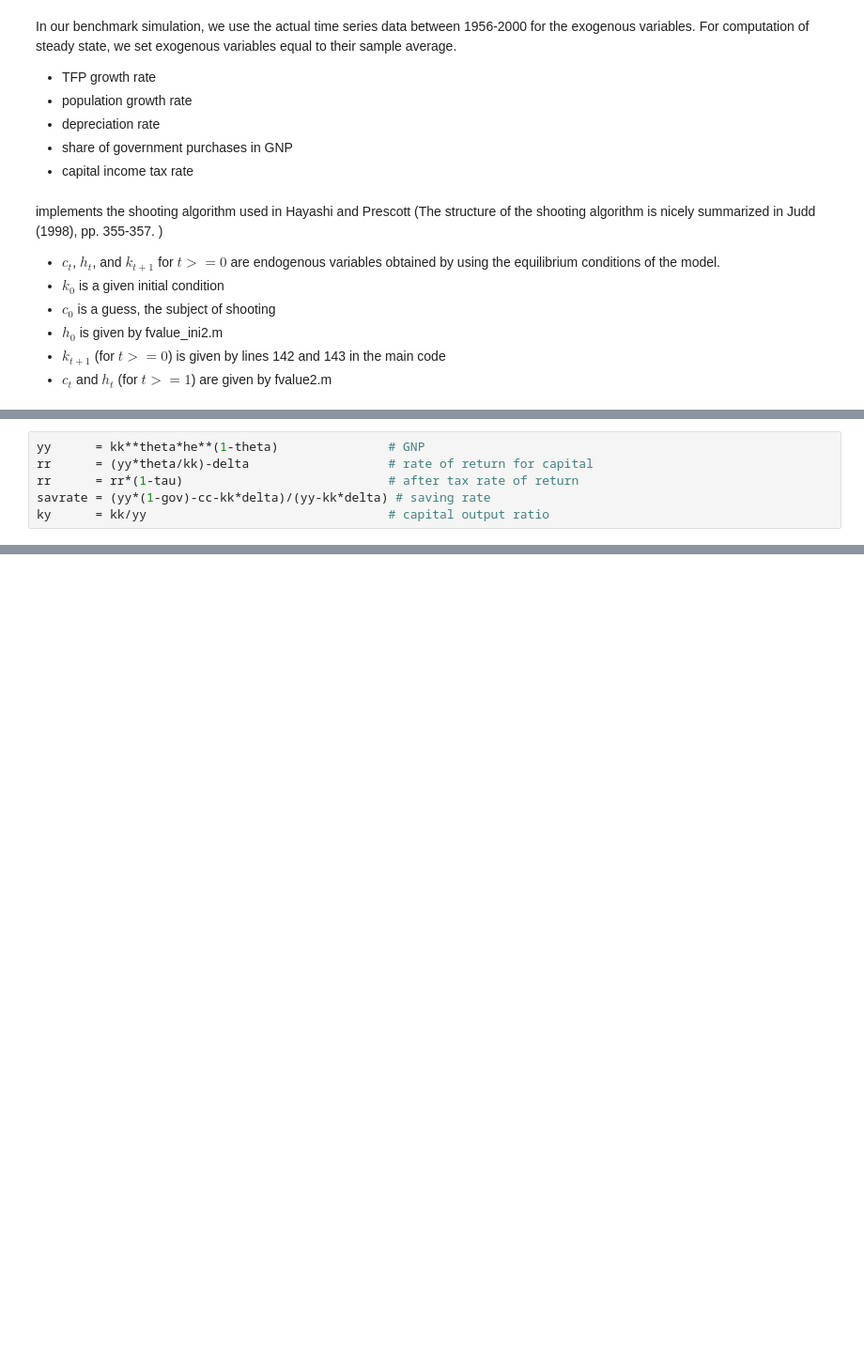
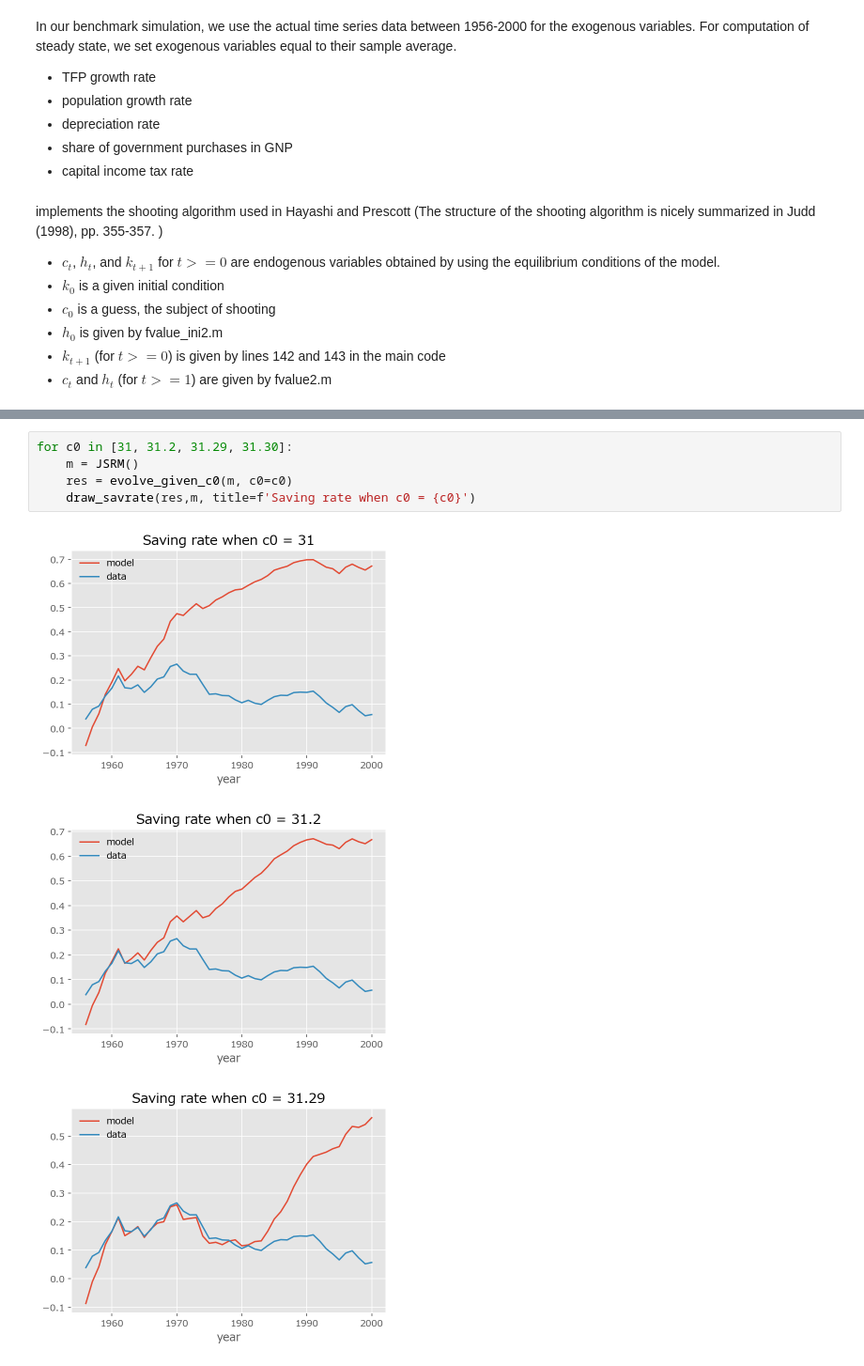
Before and after one commit to Alalalalaki/Econ-Paper-Notes, a Jupyter notebook: Macro/JapanSavingRate.ipynb, the cells around one changed output, grey strips where cells are left out. Shown at 94% size. Saved outputs shown, nothing was run; the diff lists cells and outputs as text; blank space fills up the shorter version.

```diff
--- a/Macro/JapanSavingRate.ipynb
+++ b/Macro/JapanSavingRate.ipynb
@@ -276,8 +341,2 @@ ax[1].plot(kk,); ax[1].set_title('kk'); ax[1].axhline(k_ss, c='black');
 # %% [output]
 [figure]
-# %%
-yy      = kk**theta*he**(1-theta)               # GNP
-rr      = (yy*theta/kk)-delta                   # rate of return for capital
-rr      = rr*(1-tau)                            # after tax rate of return
-savrate = (yy*(1-gov)-cc-kk*delta)/(yy-kk*delta) # saving rate
-ky      = kk/yy                                 # capital output ratio
@@ -295,0 +456,9 @@ plt.show();
+# %%
+for c0 in [31, 31.2, 31.29, 31.30]:
+    m = JSRM()
+    res = evolve_given_c0(m, c0=c0)
+    draw_savrate(res,m, title=f'Saving rate when c0 = {c0}')
+# %% [output]
+[figure, added]
+[figure, added]
+[figure, added]
```
Also changed, not shown: parts of 21 cells of this notebook, 1 other file.
